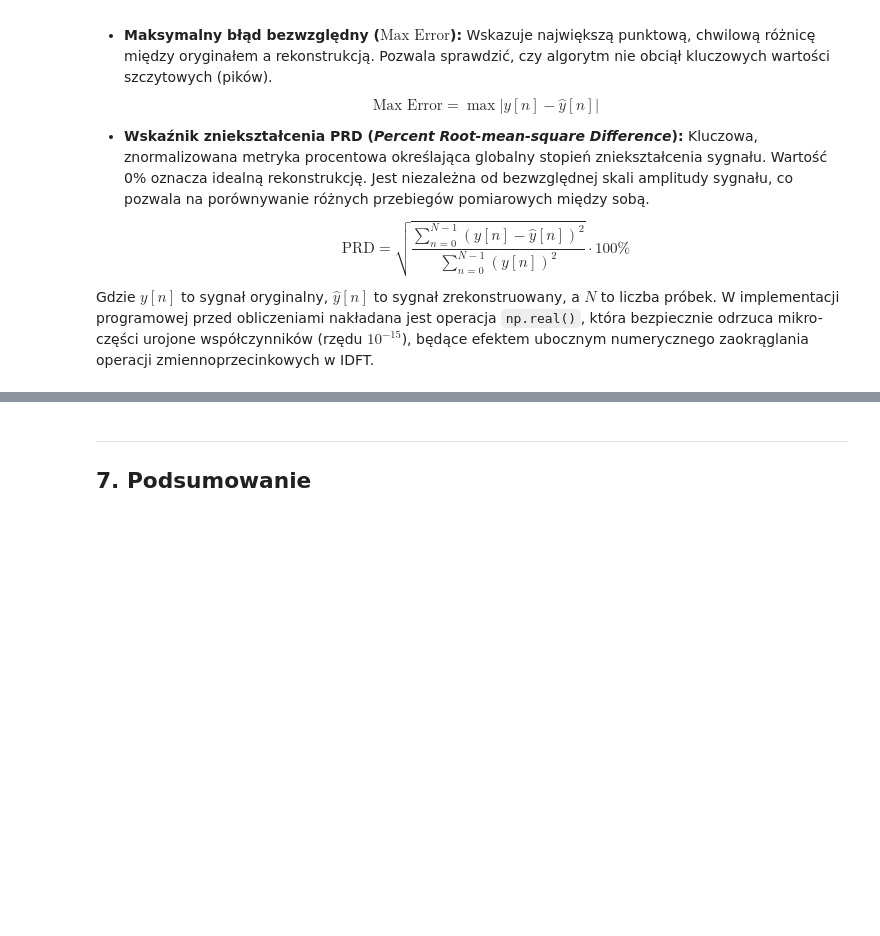
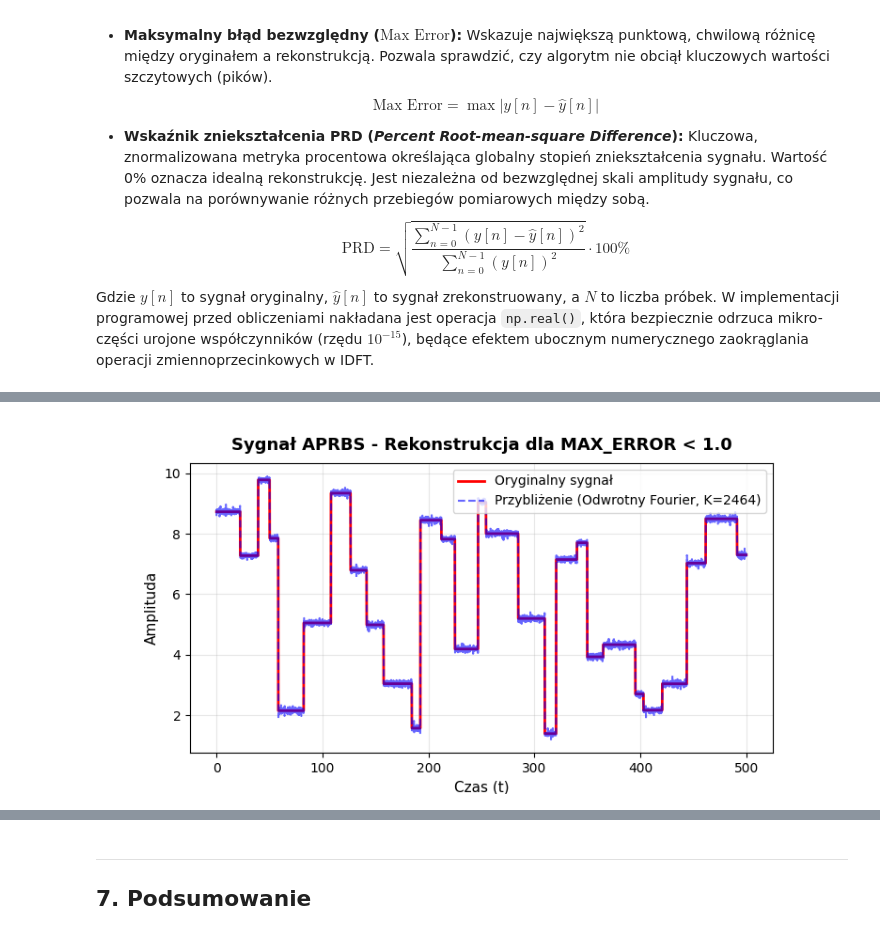
Before and after one commit to grzesiex22/Signals_1D_compression, a Jupyter notebook: main.ipynb, the cells around one changed output, grey strips where cells are left out. Saved outputs shown, nothing was run; the diff lists cells and outputs as text; code cells hidden in the pictures; blank space fills up the shorter version.

```diff
--- a/main.ipynb
+++ b/main.ipynb
@@ -414,0 +537,88 @@ Kompletny raport wierności i energii sygnału NOISE (K = 931)
+# %%
+%matplotlib widget
+from DatasetCreator import DatasetCreator
+from Plotter import Plotter
+from Fourier import DiscreteFourier
+from FidelityAnalyzer import FidelityAnalyzer
+from TableRenderer import ReportTableRenderer
+from SignalMetrics import SignalMetrics
+
+# Inicjalizacja generatora i utworzenie zbioru danych
+creator = DatasetCreator(t_span=[0, 500], dt=0.1, amp_range=(1, 10), noise_level=0.0, seed=42)
+dataset = creator.create_dataset(n_aprbs=1, n_multisine=1, n_noise=1)
+
+# Lista wszystkich rodzajów sygnałów do sekwencyjnej analizy
+signal_types = ['aprbs', 'multisine', 'noise']
+
+# Konfiguracja kryterium wierności (Fidelity)
+max_allowed_diff = 1.0
+mode = 'max_error'  # Opcje: 'mse' lub 'max_error'
+
+# ==================================================================================
+# GŁÓWNA PĘTLA PRZETWARZANIA
+# ==================================================================================
+for signal_type in signal_types:
+    print(f"\n[URUCHOMIENIE] Rozpoczęto analizę wierności dla typu: {signal_type.upper()}")
+
+    # Bezpieczne pobranie pierwszego sygnału z danej kategorii
+    signal = dataset[signal_type][0]
+
+    # ------------------------------------------------------------------------------
+    # KROK 1: Wyznaczenie pełnego widma autorską metodą Fouriera
+    omega_vec, f_omega_vec = DiscreteFourier.transform(signal.t, signal.y)
+
+    # KROK 2: Analiza wierności - dynamiczne wyznaczenie progu K dla błędu < max_allowed_diff
+    results = FidelityAnalyzer.analyze_by_error(
+        signal.y, f_omega_vec, threshold=max_allowed_diff, mode=mode, use_numpy=False
+    )
+
+    k_threshold = results['k_threshold']
+
+    # KROK 3: Kompresja i rekonstrukcja sygnału w dziedzinie czasu
+    f_trimmed = DiscreteFourier.trim_spectrum(f_omega_vec=f_omega_vec, k=k_threshold)
+    y_reconstructed = DiscreteFourier.inverse_transform(f_trimmed)
+    # ------------------------------------------------------------------------------
+
+    # Ewaluacja metryk jakości rekonstrukcji sygnału
+    metrics_results = SignalMetrics.evaluate_reconstruction(signal.y, y_reconstructed)
+
+    # Konstrukcja struktury raportu tabelarycznego
+    error_label = "Średniokwadratowy (MSE)" if mode == 'mse' else "Maksymalny (Max Error)"
+    headers = ["Parametr / Wskaźnik jakości", "Wartość"]
+
+    # Sekcja A: Konfiguracja testu
+    rows = [
+        ["[Konfiguracja] Tryb analizy błędu", f"{error_label}"],
+        ["[Konfiguracja] Zadany próg tolerancji", f"{max_allowed_diff:.4f}"],
+        ["[Wynik selekcji] Wymagana liczba składowych (K)", f"{k_threshold}"],
+    ]
+
+    # Sekcja B: Automatyczne formatowanie metryk dynamicznych
+    for key, val in metrics_results.items():
+        if "strata" in key.lower():
+            formatted_val = f"{val:.4f}%"
+        elif "prd" in key.lower():
+            formatted_val = f"{val:.2f}%"
+        else:
+            formatted_val = f"{val:.4f}" if isinstance(val, float) else str(val)
+
+        rows.append([key, formatted_val])
+
+    # Wyrenderowanie tabeli podsumowującej w notebooku
+    ReportTableRenderer.render(
+        title=f"Kompletny raport wierności i energii sygnału {signal_type.upper()} (K = {k_threshold})",
+        headers=headers,
+        rows=rows
+    )
+
+    # Wizualizacja rekonstrukcji w osobnym oknie wykresu
+    Plotter.plot_fourier_comparison(
+        signal.t,
+        signal.y,
+        y_reconstructed,
+        K=k_threshold,
+        title=f"Sygnał {signal_type.upper()} - Rekonstrukcja dla {mode.upper()} < {max_allowed_diff}"
+    )
+
+print("\n[SUKCES] Wszystkie typy sygnałów zostały pomyślnie przeanalizowane i zaraportowane!")
+# %% [output]
@@ -414,0 +638 @@ Kompletny raport wierności i energii sygnału NOISE (K = 931)
+[figure, added]
```
Also changed, not shown: parts of 78 cells of this notebook, 51 other files.
